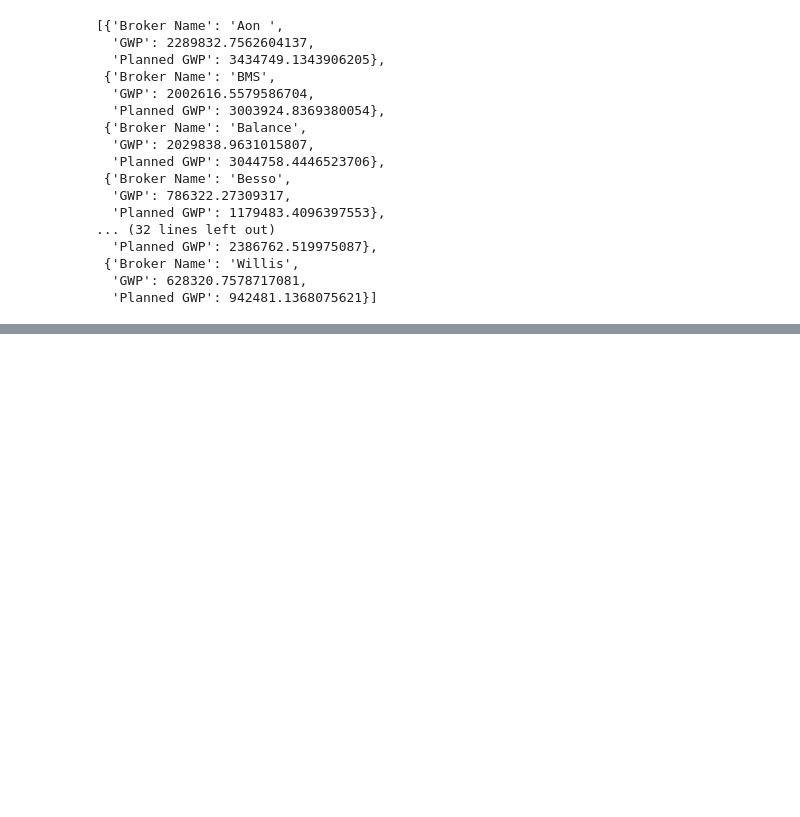
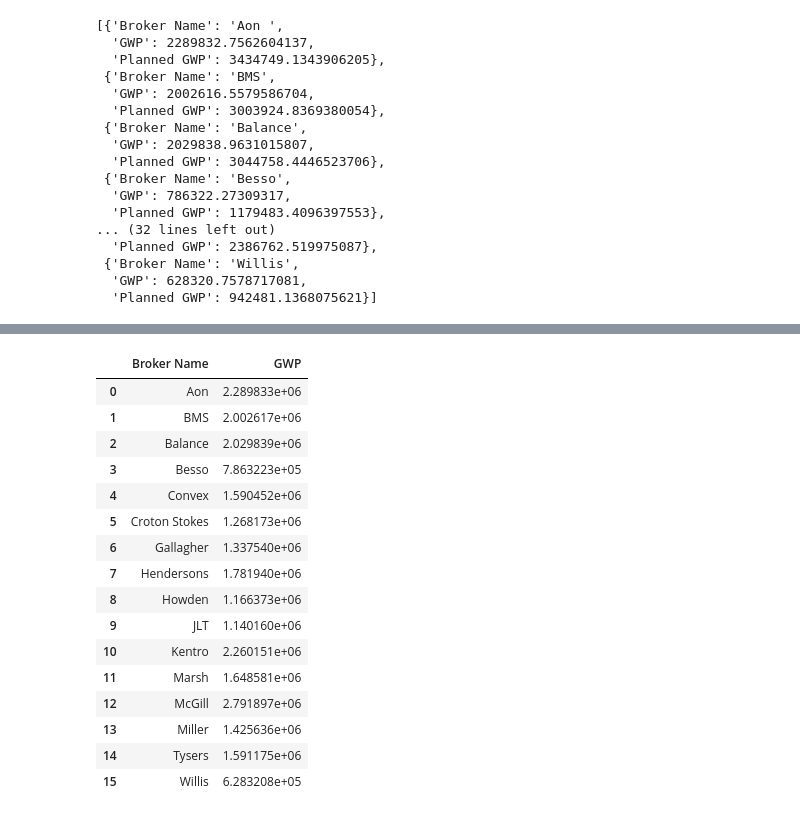
Before and after one commit to Saurabhbaghel/dashboard, a Jupyter notebook: del.ipynb, the cells around one changed output, grey strips where cells are left out. Drawn from its saved outputs; the diff is of its cells as text; code cells hidden in the pictures; blank space fills up the shorter version.

```diff
--- a/del.ipynb
+++ b/del.ipynb
@@ -78,3 +78,10 @@ to_json(brokers_gwp)
  {'Broker Name': 'Willis',
   'GWP': 628320.7578717081,
   'Planned GWP': 942481.1368075621}]
+# %%
+import pandas as pd
+
+data = pd.read_csv("./data/data_dashboard.csv")
+# %%
+data_2021 = data.loc[data["Year"]=="2021"]
+data_ = data.groupby(by="Broker Name")["GWP"].sum()
@@ -80,0 +109,22 @@ to_json(brokers_gwp)
+# %%
+data_=data_.to_frame().reset_index(inplace=False)
+# %%
+data_
+# %% [output]
+|  | Broker Name | GWP |
+| 0 | Aon | 2.289833e+06 |
+| 1 | BMS | 2.002617e+06 |
+| 2 | Balance | 2.029839e+06 |
+| 3 | Besso | 7.863223e+05 |
+| 4 | Convex | 1.590452e+06 |
+| 5 | Croton Stokes | 1.268173e+06 |
+| 6 | Gallagher | 1.337540e+06 |
+| 7 | Hendersons | 1.781940e+06 |
+| 8 | Howden | 1.166373e+06 |
+| 9 | JLT | 1.140160e+06 |
+| 10 | Kentro | 2.260151e+06 |
+| 11 | Marsh | 1.648581e+06 |
+| 12 | McGill | 2.791897e+06 |
+| 13 | Miller | 1.425636e+06 |
+| 14 | Tysers | 1.591175e+06 |
+| 15 | Willis | 6.283208e+05 |
```
Also changed, not shown: parts of 1 cell of this notebook, 8 other files.
